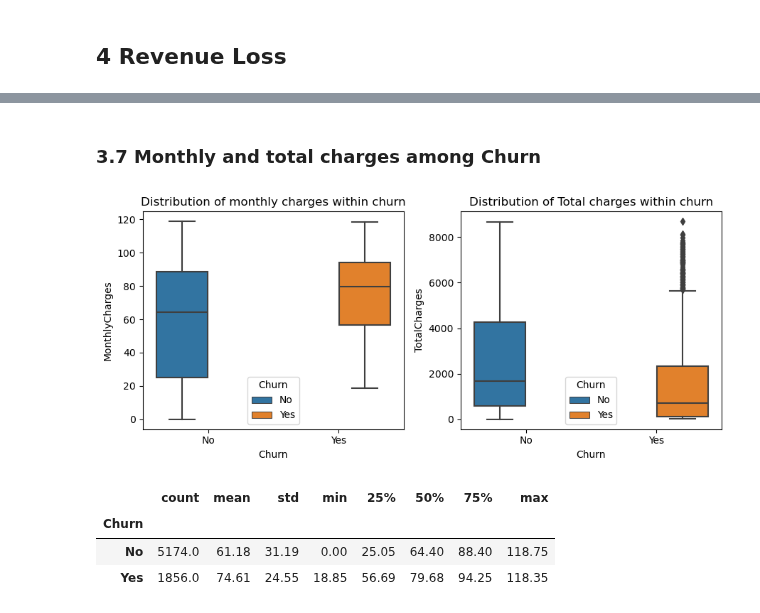
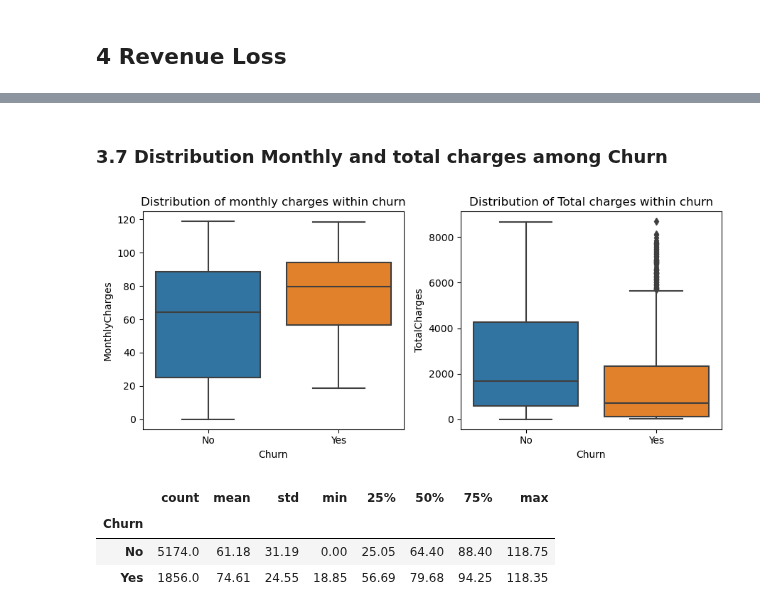
Before and after one commit to emsif84/churn_prediction, a Jupyter notebook: exploratory_data_analysis.ipynb, the cells around one changed output, grey strips where cells are left out. Drawn from its saved outputs; the diff is of its cells as text; code cells hidden in the pictures.

Commit message:
Revenue Loss Plots ergänzt

```diff
--- a/exploratory_data_analysis.ipynb
+++ b/exploratory_data_analysis.ipynb
@@ -295,22 +301,22 @@ plt.show()
 # %% [markdown]
-### 3.7 Monthly and total charges among Churn
+### 3.7 Distribution Monthly and total charges among Churn
 # %%
 plt.figure(figsize=(9,4))
 
 # Subplot 1
 plt.subplot(1,2,1)
-sns.boxplot(data=data,x='Churn',y='MonthlyCharges',width=0.8,hue='Churn')
+sns.boxplot(data=data,x='Churn',y='MonthlyCharges',width=0.8)
 plt.title('Distribution of monthly charges within churn')
 
 # Subplot 2
 plt.subplot(1,2,2)
-sns.boxplot(data=data,x='Churn',y='TotalCharges',width=0.8,hue='Churn')
+sns.boxplot(data=data,x='Churn',y='TotalCharges',width=0.8)
 plt.title('Distribution of Total charges within churn')
 
 plt.tight_layout()
 plt.show()
 # %% [output]
-[figure, old version]
+[figure, new version]
 # %%
 #Describe MonthlyCharges among Churn
 data.groupby('Churn')['MonthlyCharges'].describe().round(2)
```
Also changed, not shown: parts of 4 cells of this notebook.
